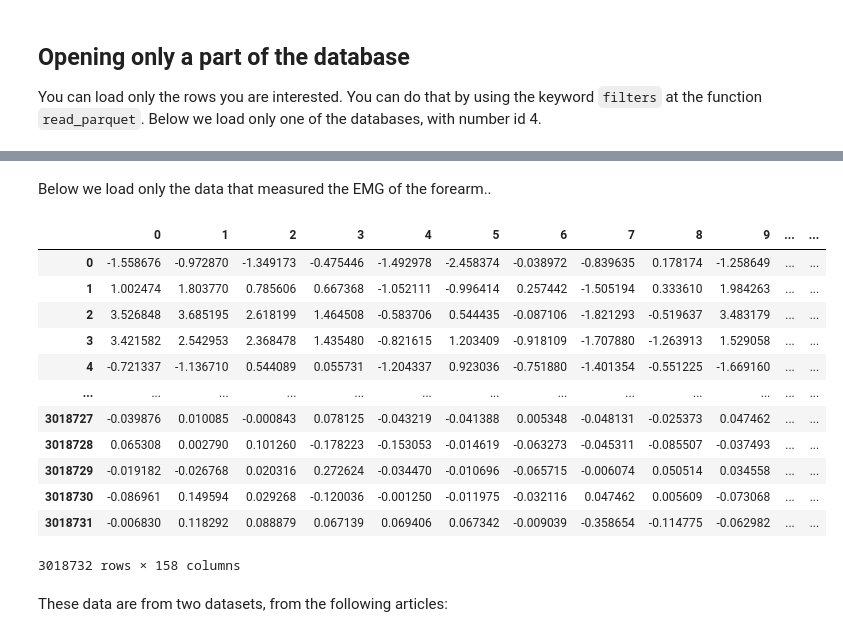
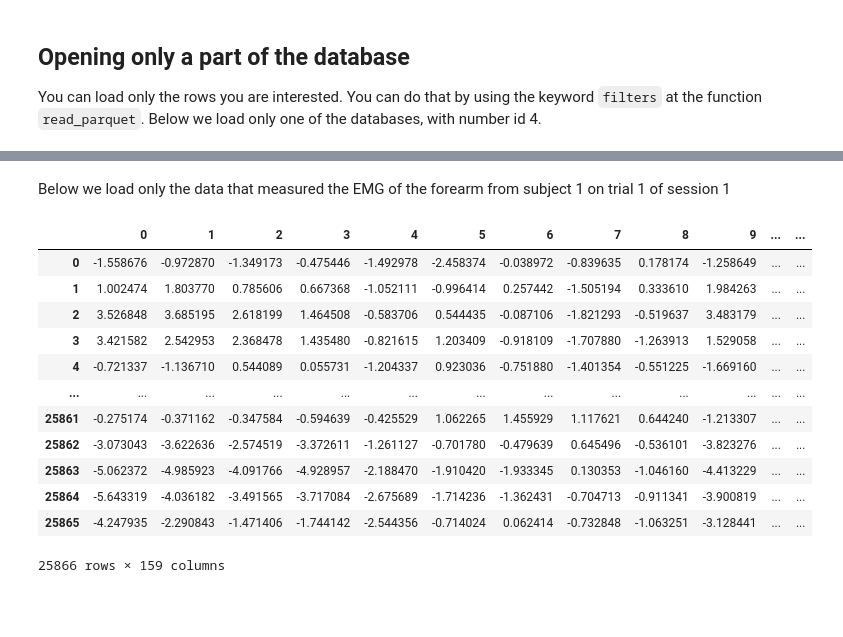
Before and after one commit to lcanudas/hd-EMG-dataset-merge, a Jupyter notebook: notebooks/exemplo_uso_dataset.ipynb, the cells around one changed output, grey strips where cells are left out. Drawn from its saved outputs; the diff is of its cells as text; code cells hidden in the pictures; blank space fills up the shorter version.

```diff
--- a/notebooks/exemplo_uso_dataset.ipynb
+++ b/notebooks/exemplo_uso_dataset.ipynb
@@ -67,21 +36,23 @@ data
 # %% [markdown]
-Below we load only the data that measured the EMG of the forearm..
+Below we load only the data that measured the EMG of the forearm from subject 1 on trial 1 of session 1
 # %%
-data= pd.read_parquet('../data/processed/dado.parquet', engine='pyarrow',filters=[('segment','==','forearm')])
+data= pd.read_parquet('../data/processed/dado.parquet', engine='pyarrow',filters=[[('segment','==','forearm'),
+                                                                                  ('trial','==',1),
+                                                                                  ('session','==',1),
+                                                                                  ('subject','==',1),
+                                                                                  ('task','==','point')]])
 data
 # %% [output]
 |  | 0 | 1 | 2 | 3 | 4 | 5 | 6 | 7 | 8 | 9 | ... | ... |
 | 0 | -1.558676 | -0.972870 | -1.349173 | -0.475446 | -1.492978 | -2.458374 | -0.038972 | -0.839635 | 0.178174 | -1.258649 | ... | ... |
 | 1 | 1.002474 | 1.803770 | 0.785606 | 0.667368 | -1.052111 | -0.996414 | 0.257442 | -1.505194 | 0.333610 | 1.984263 | ... | ... |
 | 2 | 3.526848 | 3.685195 | 2.618199 | 1.464508 | -0.583706 | 0.544435 | -0.087106 | -1.821293 | -0.519637 | 3.483179 | ... | ... |
 | 3 | 3.421582 | 2.542953 | 2.368478 | 1.435480 | -0.821615 | 1.203409 | -0.918109 | -1.707880 | -1.263913 | 1.529058 | ... | ... |
 | 4 | -0.721337 | -1.136710 | 0.544089 | 0.055731 | -1.204337 | 0.923036 | -0.751880 | -1.401354 | -0.551225 | -1.669160 | ... | ... |
 | ... | ... | ... | ... | ... | ... | ... | ... | ... | ... | ... | ... | ... |
-| 3018727 | -0.039876 | 0.010085 | -0.000843 | 0.078125 | -0.043219 | -0.041388 | 0.005348 | -0.048131 | -0.025373 | 0.047462 | ... | ... |
-| 3018728 | 0.065308 | 0.002790 | 0.101260 | -0.178223 | -0.153053 | -0.014619 | -0.063273 | -0.045311 | -0.085507 | -0.037493 | ... | ... |
-| 3018729 | -0.019182 | -0.026768 | 0.020316 | 0.272624 | -0.034470 | -0.010696 | -0.065715 | -0.006074 | 0.050514 | 0.034558 | ... | ... |
-| 3018730 | -0.086961 | 0.149594 | 0.029268 | -0.120036 | -0.001250 | -0.011975 | -0.032116 | 0.047462 | 0.005609 | -0.073068 | ... | ... |
-| 3018731 | -0.006830 | 0.118292 | 0.088879 | 0.067139 | 0.069406 | 0.067342 | -0.009039 | -0.358654 | -0.114775 | -0.062982 | ... | ... |
+| 25861 | -0.275174 | -0.371162 | -0.347584 | -0.594639 | -0.425529 | 1.062265 | 1.455929 | 1.117621 | 0.644240 | -1.213307 | ... | ... |
+| 25862 | -3.073043 | -3.622636 | -2.574519 | -3.372611 | -1.261127 | -0.701780 | -0.479639 | 0.645496 | -0.536101 | -3.823276 | ... | ... |
+| 25863 | -5.062372 | -4.985923 | -4.091766 | -4.928957 | -2.188470 | -1.910420 | -1.933345 | 0.130353 | -1.046160 | -4.413229 | ... | ... |
+| 25864 | -5.643319 | -4.036182 | -3.491565 | -3.717084 | -2.675689 | -1.714236 | -1.362431 | -0.704713 | -0.911341 | -3.900819 | ... | ... |
+| 25865 | -4.247935 | -2.290843 | -1.471406 | -1.744142 | -2.544356 | -0.714024 | 0.062414 | -0.732848 | -1.063251 | -3.128441 | ... | ... |
-3018732 rows × 158 columns
+25866 rows × 159 columns
-# %% [markdown]
-These data are from two datasets, from the following articles:
```
Also changed, not shown: parts of 10 cells of this notebook, 4 other files.
